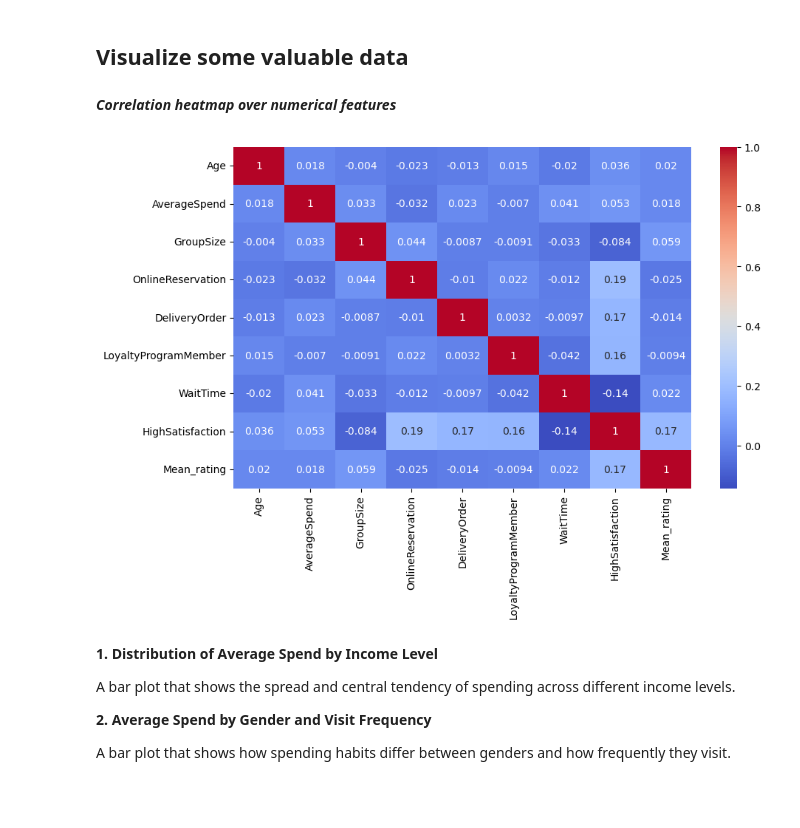
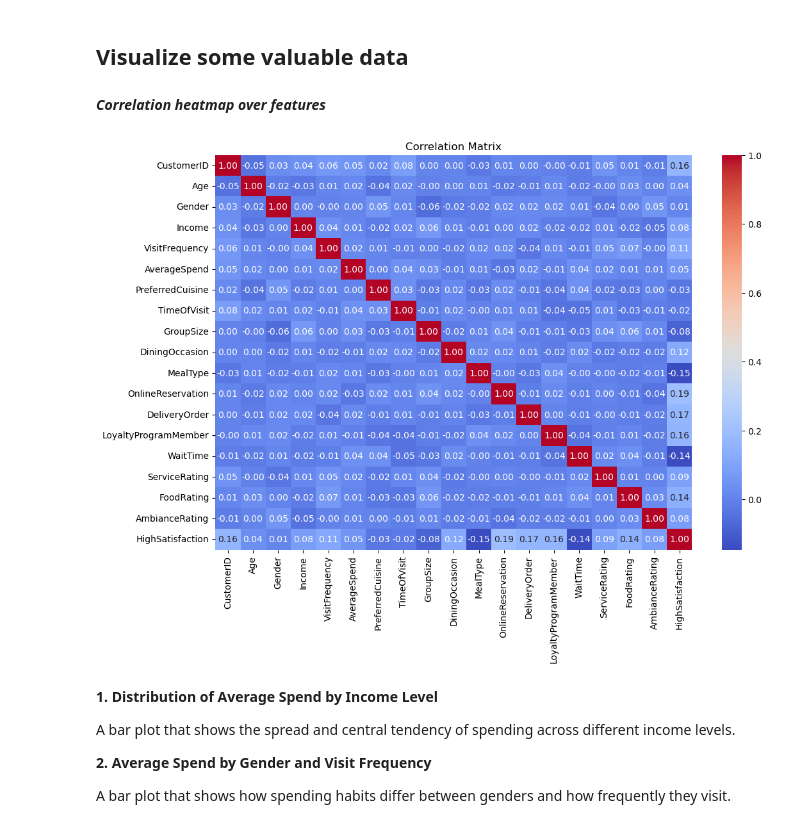
Before and after one commit to jamhus/ztm-course, a Jupyter notebook: Test projects/Restaurant satisfaction/restaurant.ipynb, the cells around one changed output. Saved outputs shown, nothing was run; the diff lists cells and outputs as text; code cells hidden in the pictures; blank space fills up the shorter version.

```diff
--- a/Test projects/Restaurant satisfaction/restaurant.ipynb
+++ b/Test projects/Restaurant satisfaction/restaurant.ipynb
@@ -139,10 +133,25 @@ for step in np.linspace(0,1,12):
 # %% [markdown]
-***Correlation heatmap over numerical features***
+***Correlation heatmap over features***
-# %%
-plt.figure(figsize=(10,6))
-sns.heatmap(df[Numerical_feat].corr(),annot=True,cmap="coolwarm");
-# %% [output]
-[figure, removed]
+# %%
+from sklearn.preprocessing import LabelEncoder
+
+df_corr = pd.read_csv('./restaurant_data.csv')
+# Encode categorical features
+categorical_features = df_corr.select_dtypes(include=['object']).columns
+for feature in categorical_features:
+    le = LabelEncoder()
+    df_corr[feature] = le.fit_transform(df_corr[feature])
+
+# Calculate the correlation matrix
+correlation_matrix = df_corr.corr()
+
+# Plot the correlation matrix
+plt.figure(figsize=(12, 8))
+sns.heatmap(correlation_matrix, annot=True, fmt=".2f", cmap='coolwarm', cbar=True)
+plt.title('Correlation Matrix')
+plt.show();
+# %% [output]
+[figure, added]
 # %% [markdown]
 **1. Distribution of Average Spend by Income Level**
 <p>A bar plot that shows the spread and central tendency of spending across different income levels.</p>
```
Also changed, not shown: parts of 15 cells of this notebook.
